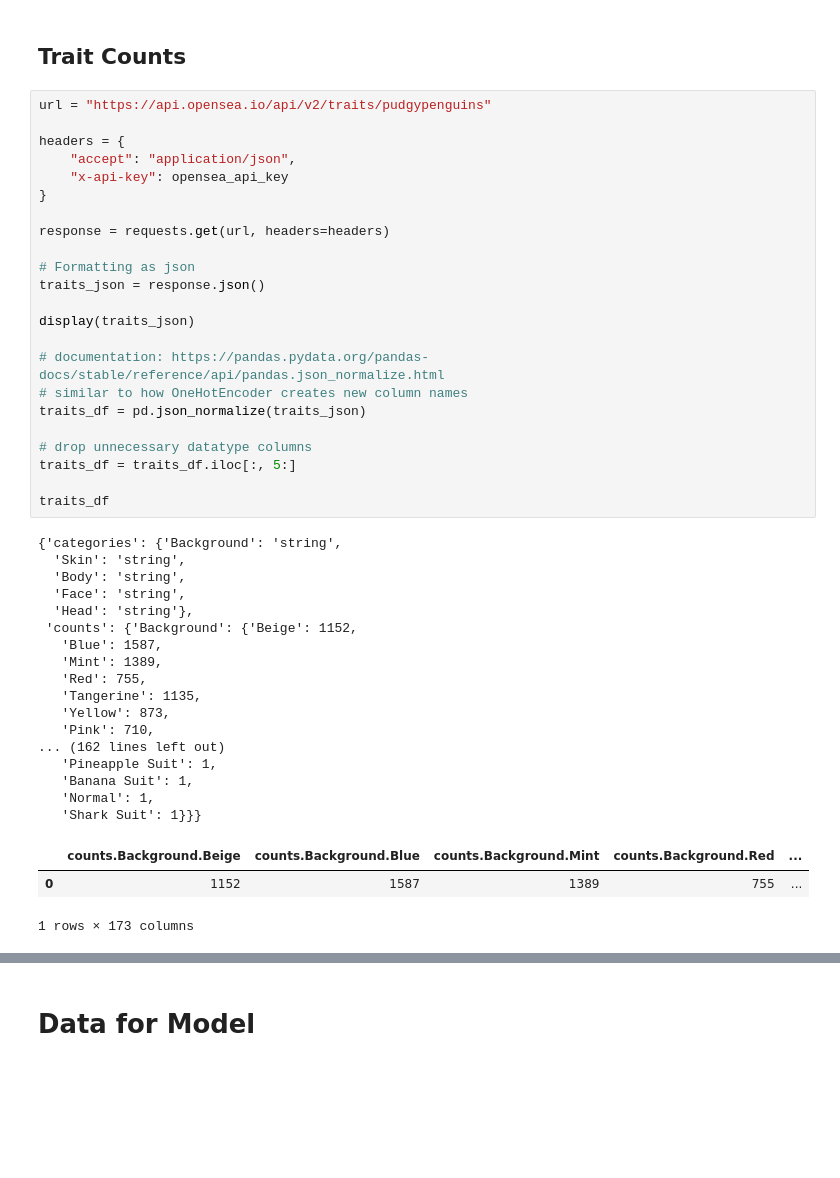
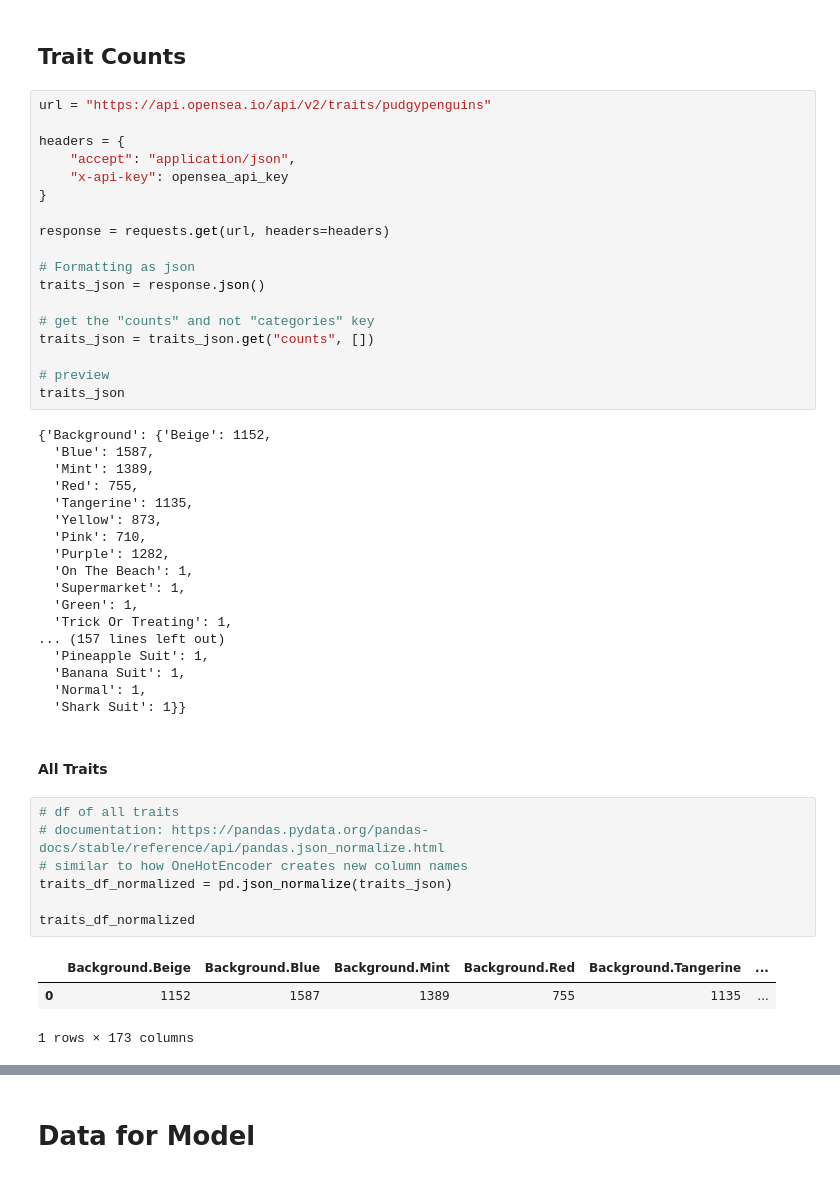
Before and after one commit to Project-3-Anvi-Maria-and-Jacqueline/project3, a Jupyter notebook: api_jacqueline.ipynb, the cells around one changed output, grey strips where cells are left out. Drawn from its saved outputs; the diff is of its cells as text; blank space fills up the shorter version.

```diff
--- a/api_jacqueline.ipynb
+++ b/api_jacqueline.ipynb
@@ -49,34 +49,39 @@ response = requests.get(url, headers=headers)
 # Formatting as json
 traits_json = response.json()
 
-display(traits_json)
+# get the "counts" and not "categories" key
+traits_json = traits_json.get("counts", [])
 
-# documentation: https://pandas.pydata.org/pandas-docs/stable/reference/api/pandas.json_normalize.html
-# similar to how OneHotEncoder creates new column names
-traits_df = pd.json_normalize(traits_json)
-
-# drop unnecessary datatype columns
-traits_df = traits_df.iloc[:, 5:]
-
-traits_df
+# preview
+traits_json
 # %% [output]
-{'categories': {'Background': 'string',
-  'Skin': 'string',
-  'Body': 'string',
-  'Face': 'string',
-  'Head': 'string'},
- 'counts': {'Background': {'Beige': 1152,
-   'Blue': 1587,
-   'Mint': 1389,
-   'Red': 755,
-   'Tangerine': 1135,
-   'Yellow': 873,
-   'Pink': 710,
-... (162 lines left out)
-   'Pineapple Suit': 1,
-   'Banana Suit': 1,
-   'Normal': 1,
-   'Shark Suit': 1}}}
+{'Background': {'Beige': 1152,
+  'Blue': 1587,
+  'Mint': 1389,
+  'Red': 755,
+  'Tangerine': 1135,
+  'Yellow': 873,
+  'Pink': 710,
+  'Purple': 1282,
+  'On The Beach': 1,
+  'Supermarket': 1,
+  'Green': 1,
+  'Trick Or Treating': 1,
+... (157 lines left out)
+  'Pineapple Suit': 1,
+  'Banana Suit': 1,
+  'Normal': 1,
+  'Shark Suit': 1}}
-|  | counts.Background.Beige | counts.Background.Blue | counts.Background.Mint | counts.Background.Red | ... |
-| 0 | 1152 | 1587 | 1389 | 755 | ... |
-1 rows × 173 columns
+# %% [markdown]
+#### All Traits
+# %%
+# df of all traits
+# documentation: https://pandas.pydata.org/pandas-docs/stable/reference/api/pandas.json_normalize.html
+# similar to how OneHotEncoder creates new column names
+traits_df_normalized = pd.json_normalize(traits_json)
+
+traits_df_normalized
+# %% [output]
+|  | Background.Beige | Background.Blue | Background.Mint | Background.Red | Background.Tangerine | ... |
+| 0 | 1152 | 1587 | 1389 | 755 | 1135 | ... |
+1 rows × 173 columns
```
Also changed, not shown: parts of 15 cells of this notebook, 1 other file.
